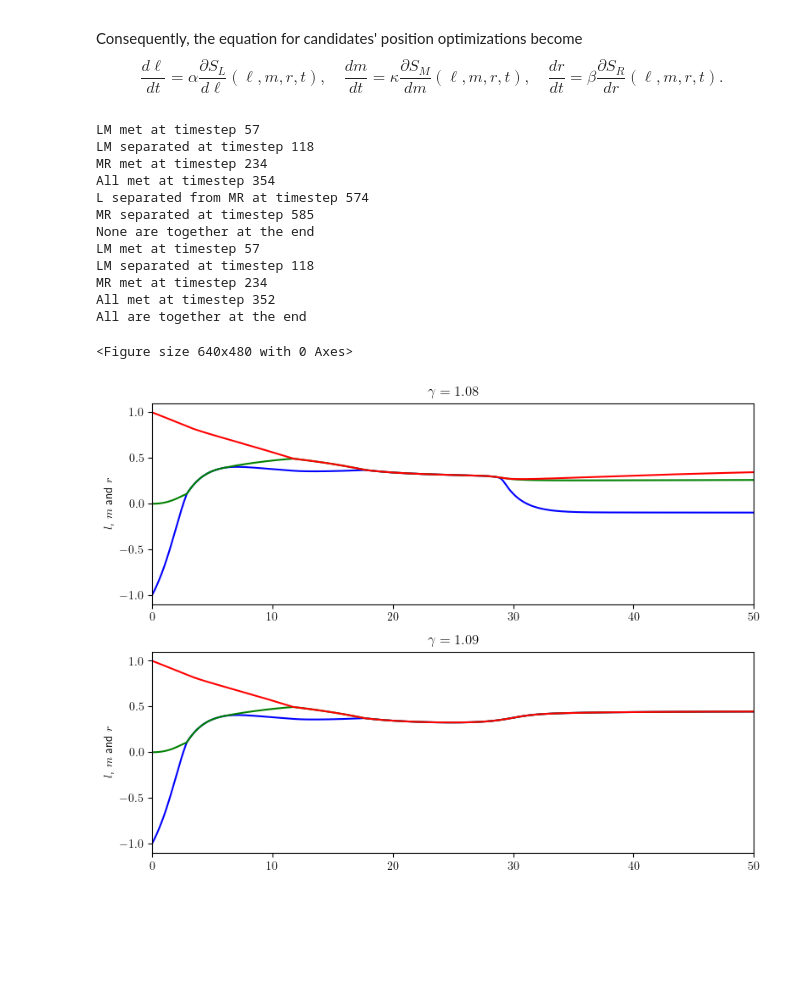
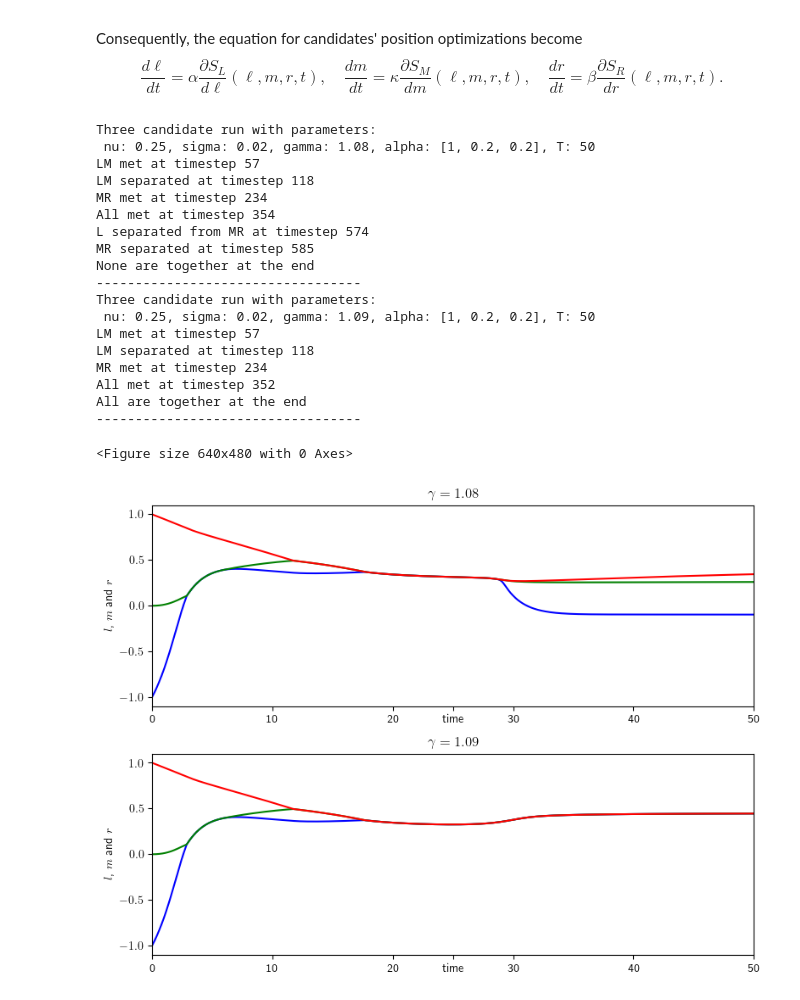
Before and after one commit to akirshtein/Candidate-Voter-Dynamics, a Jupyter notebook: Candidate-Voter Dynamics.ipynb, the cells around one changed output. Saved outputs shown, nothing was run; the diff lists cells and outputs as text; code cells hidden in the pictures; blank space fills up the shorter version.

```diff
--- a/Candidate-Voter Dynamics.ipynb
+++ b/Candidate-Voter Dynamics.ipynb
@@ -547,32 +658,42 @@ plt.plot(time1,SL1,label='L',color='b')
 plt.plot(time1,SM1,label='M',color='g')
 plt.plot(time1,SR1,label='R',color='r')
 plt.xlim(0,50)
+plt.xticks(ticks=[0,10,20,25,30,40,50],
+           labels=['0','10','20','time','30','40','50'])
 plt.title(r'$\gamma=1.08$')
 plt.ylabel(r'$l$, $m$ and $r$')
 
 plt.subplot(2,1,2)
 plt.plot(time2,SL2,label='L',color='b')
 plt.plot(time2,SM2,label='M',color='g')
 plt.plot(time2,SR2,label='R',color='r')
 plt.xlim(0,50)
+plt.xticks(ticks=[0,10,20,25,30,40,50],
+           labels=['0','10','20','time','30','40','50'])
 plt.title(r'$\gamma=1.09$')
 plt.ylabel(r'$l$, $m$ and $r$')
 plt.tight_layout(pad=1.0)
 
 plt.savefig('Figures/fig5.pdf')
 plt.savefig('Figures/fig5.png', dpi=600)
 # %% [output]
+Three candidate run with parameters:
+ nu: 0.25, sigma: 0.02, gamma: 1.08, alpha: [1, 0.2, 0.2], T: 50
 LM met at timestep 57
 LM separated at timestep 118
 MR met at timestep 234
 All met at timestep 354
 L separated from MR at timestep 574
 MR separated at timestep 585
 None are together at the end
+----------------------------------
+Three candidate run with parameters:
+ nu: 0.25, sigma: 0.02, gamma: 1.09, alpha: [1, 0.2, 0.2], T: 50
 LM met at timestep 57
 LM separated at timestep 118
 MR met at timestep 234
 All met at timestep 352
 All are together at the end
+----------------------------------
 <Figure size 640x480 with 0 Axes>
-[figure, old version]
+[figure, new version]
```
Also changed, not shown: parts of 7 cells of this notebook.
